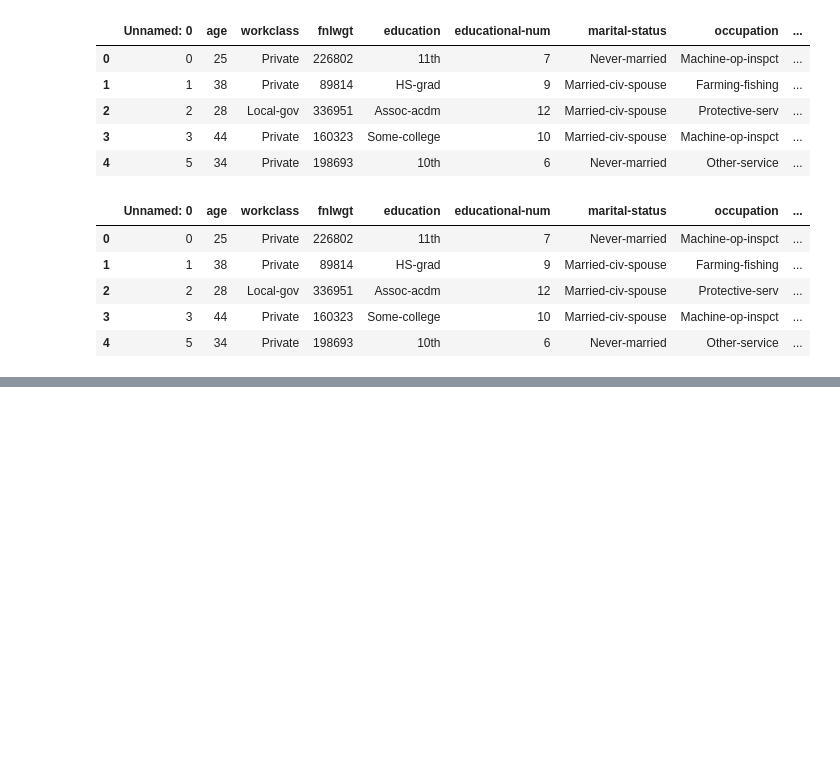
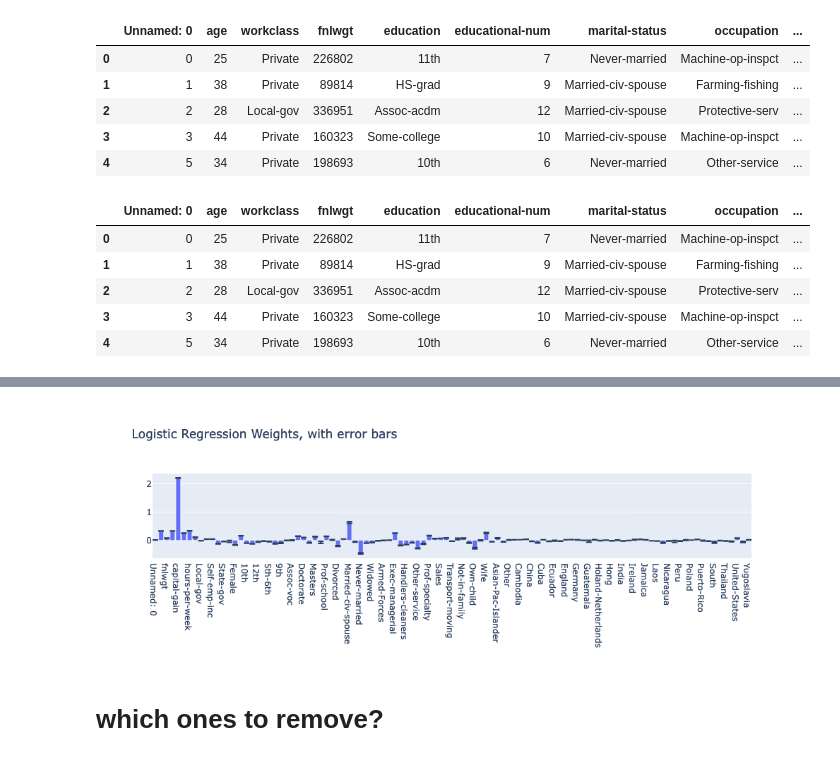
Before and after one commit to j-dominguez9/ML1_Proj1, a Jupyter notebook: Mini_lab1/LogReg_and_SVM.ipynb, the cells around one changed output, grey strips where cells are left out. Cells and saved outputs as stored; diff of their text form; code cells hidden in the pictures; blank space fills up the shorter version.

```diff
--- a/Mini_lab1/LogReg_and_SVM.ipynb
+++ b/Mini_lab1/LogReg_and_SVM.ipynb
@@ -68,3 +58,12 @@ df_1.head()
 | 2 | 2 | 28 | Local-gov | 336951 | Assoc-acdm | 12 | Married-civ-spouse | Protective-serv | ... |
 | 3 | 3 | 44 | Private | 160323 | Some-college | 10 | Married-civ-spouse | Machine-op-inspct | ... |
 | 4 | 5 | 34 | Private | 198693 | 10th | 6 | Never-married | Other-service | ... |
+# %%
+# OneHotEncoding workclass variable
+dummy = pd.get_dummies(df['workclass'])
+
+df_1 = pd.concat((df_1, dummy), axis=1)
+
+df_1 = df_1.drop(['workclass'], axis=1)
+
+df_1.head()
@@ -92,0 +417,21 @@ SyntaxError: invalid syntax (4174031969.py, line 1)
+# %%
+import plotly
+plotly.offline.init_notebook_mode() # run at the start of every notebook
+
+error_y=dict(
+            type='data',
+            array=np.std(weights,axis=0),
+            visible=True
+        )
+
+graph1 = {'x': df_2.columns,
+          'y': np.mean(weights,axis=0),
+    'error_y':error_y,
+       'type': 'bar'}
+
+fig = dict()
+fig['data'] = [graph1]
+fig['layout'] = {'title': 'Logistic Regression Weights, with error bars'}
+
+plotly.offline.iplot(fig)
+# %% [output]
@@ -92,0 +439,3 @@ SyntaxError: invalid syntax (4174031969.py, line 1)
+[figure, added]
+# %% [markdown]
+# which ones to remove?
```
Also changed, not shown: parts of 19 cells of this notebook.
